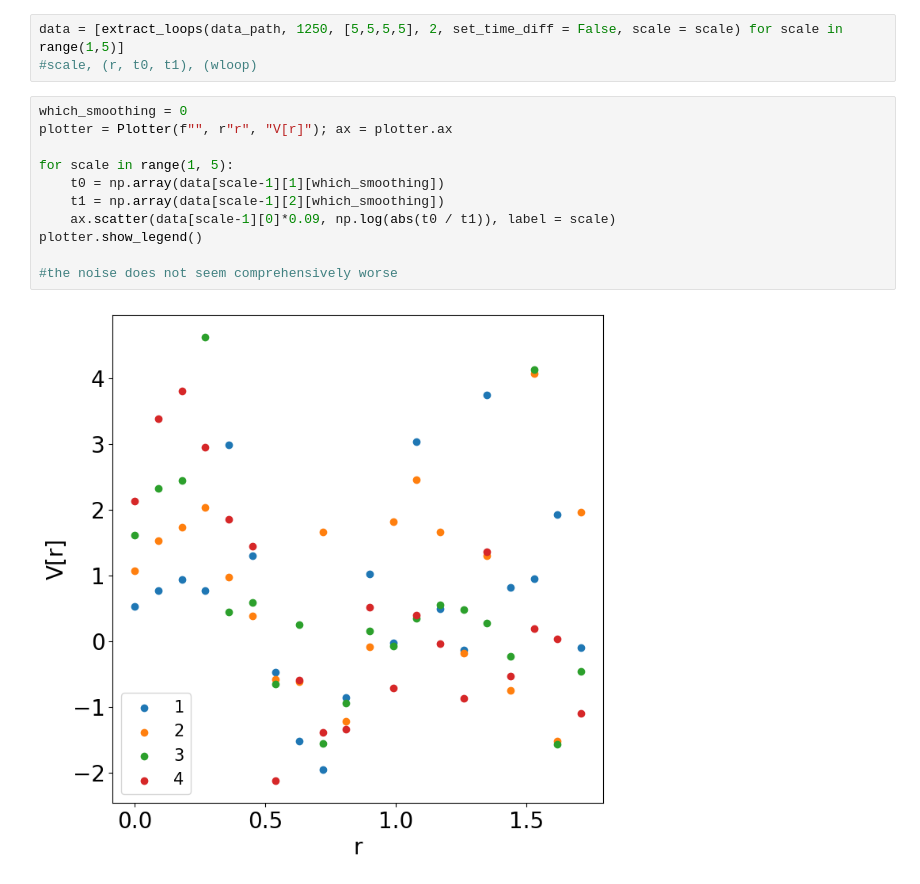
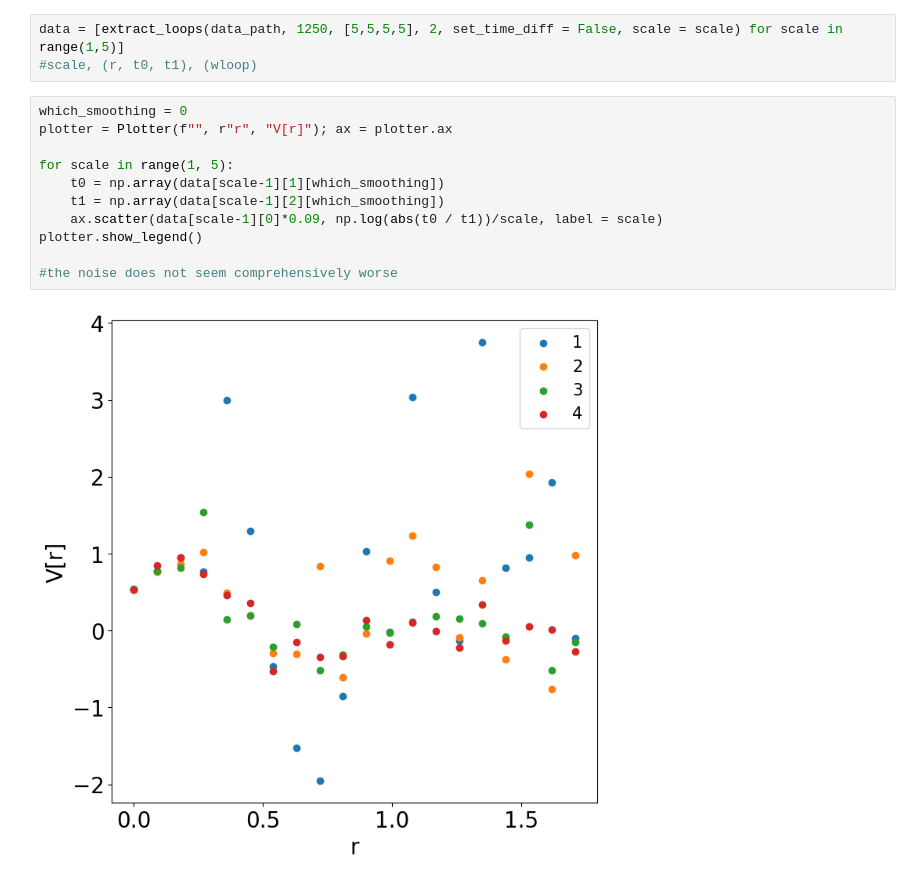
Before and after one commit to brianjiang1572/wloop_analysis, a Jupyter notebook: testing.ipynb, the cells around one changed output. Cells and saved outputs as stored; diff of their text form.

```diff
--- a/testing.ipynb
+++ b/testing.ipynb
@@ -112,13 +121,13 @@ data = [extract_loops(data_path, 1250, [5,5,5,5], 2, set_time_diff = False, scal
 # %%
 which_smoothing = 0
 plotter = Plotter(f"", r"r", "V[r]"); ax = plotter.ax
 
 for scale in range(1, 5):
     t0 = np.array(data[scale-1][1][which_smoothing])
     t1 = np.array(data[scale-1][2][which_smoothing])
-    ax.scatter(data[scale-1][0]*0.09, np.log(abs(t0 / t1)), label = scale)
+    ax.scatter(data[scale-1][0]*0.09, np.log(abs(t0 / t1))/scale, label = scale)
 plotter.show_legend()
 
 #the noise does not seem comprehensively worse
 # %% [output]
-[figure, old version]
+[figure, new version]
```
Also changed, not shown: parts of 1 cell of this notebook, 2 other files.
